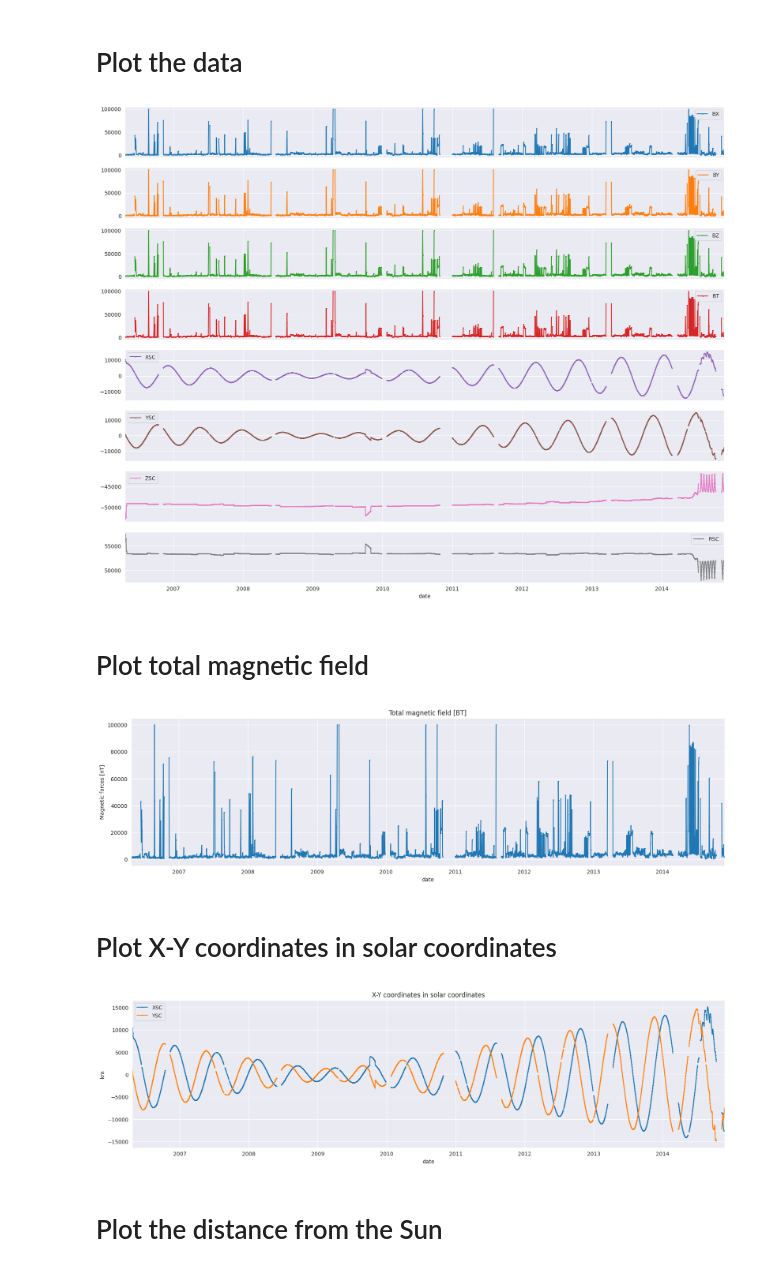
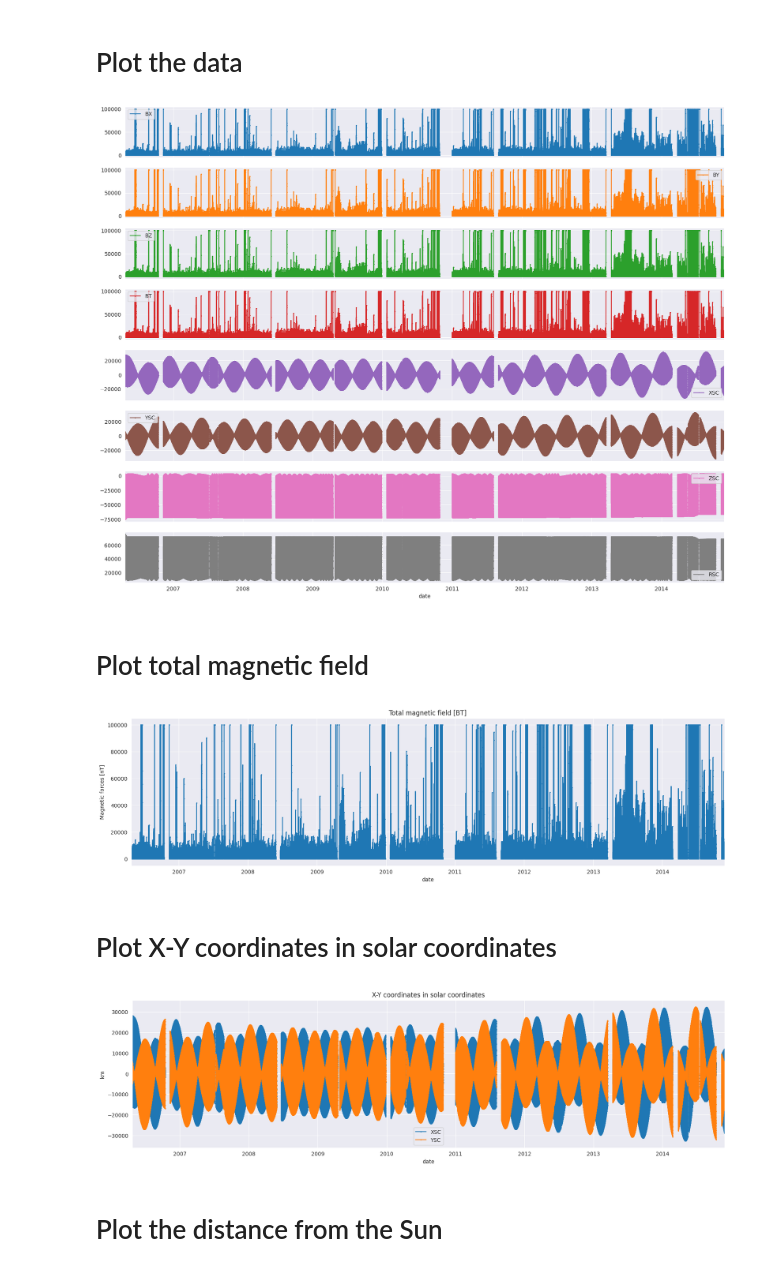
Before and after one commit to CS-433/ml-project-2-ml4esa, a Jupyter notebook: VEX_Magneto_Fetching.ipynb, the cells around one changed output. Saved outputs shown, nothing was run; the diff lists cells and outputs as text; code cells hidden in the pictures.

```diff
--- a/VEX_Magneto_Fetching.ipynb
+++ b/VEX_Magneto_Fetching.ipynb
@@ -31,25 +31,25 @@ df.head()
 # %% [markdown]
 # Plot the data
 # %%
-df = df.resample('D').mean()
+df = df.resample('h').mean()
 df.plot(figsize=(20, 16), marker='o', markersize=1, subplots=True)
 plt.show()
 # %% [output]
-[figure, old version]
+[figure, new version]
 # %% [markdown]
 # Plot total magnetic field
 # %%
 df['BT'].plot(figsize=(20, 5), marker='o', markersize=1, ylabel='Magnetic forces [nT]', title='Total magnetic field [BT]')
 plt.show()
 # %% [output]
-[figure, old version]
+[figure, new version]
 # %% [markdown]
 # Plot X-Y coordinates in solar coordinates
 # %%
 df[df.columns[4:6]].plot(figsize=(20, 5), marker='o', markersize=1, title= "X-Y coordinates in solar coordinates", ylabel="km")
 plt.show()
 # %% [output]
-[figure, old version]
+[figure, new version]
 # %% [markdown]
 # Plot the distance from the Sun
 # %%
```
Also changed, not shown: parts of 5 cells of this notebook, 2 other files.
